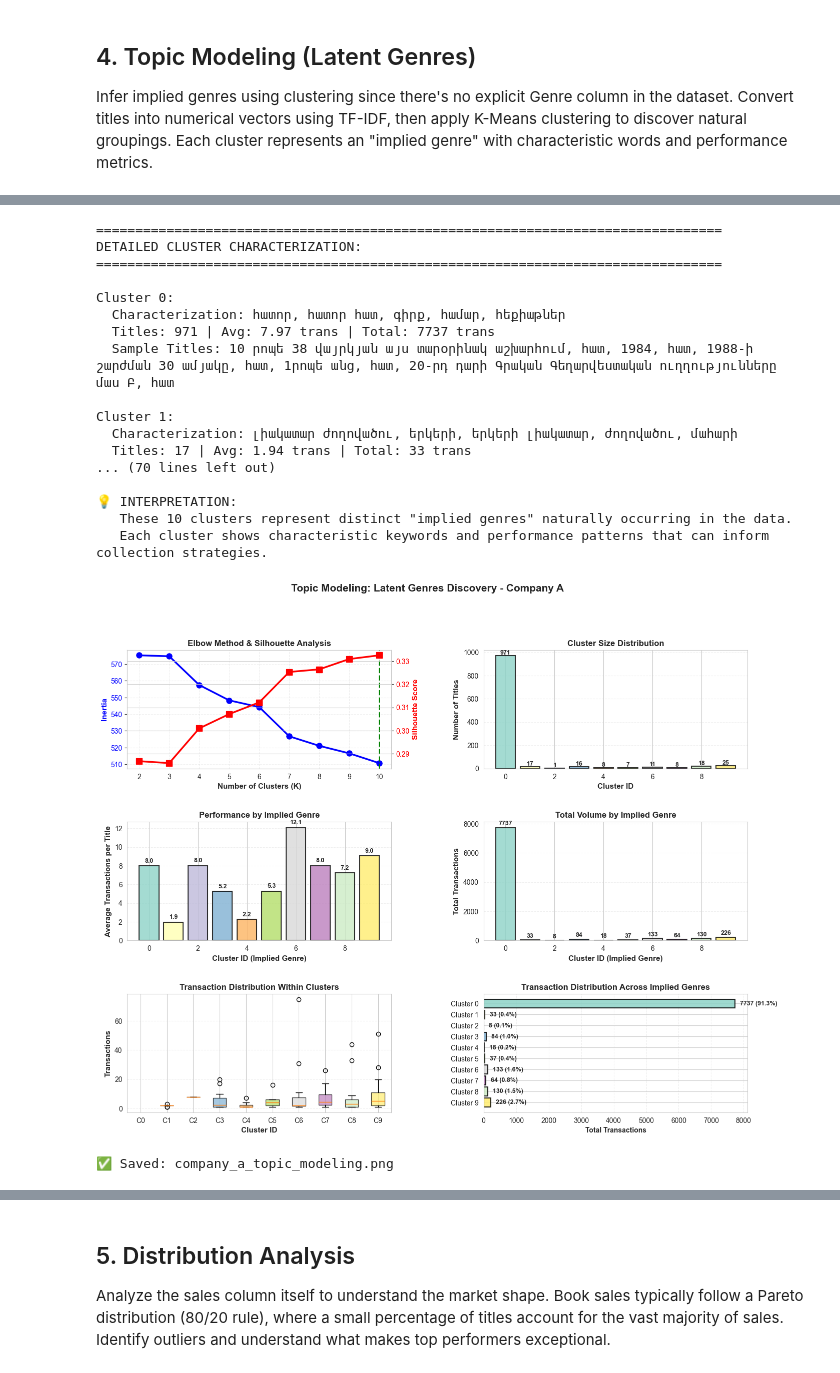
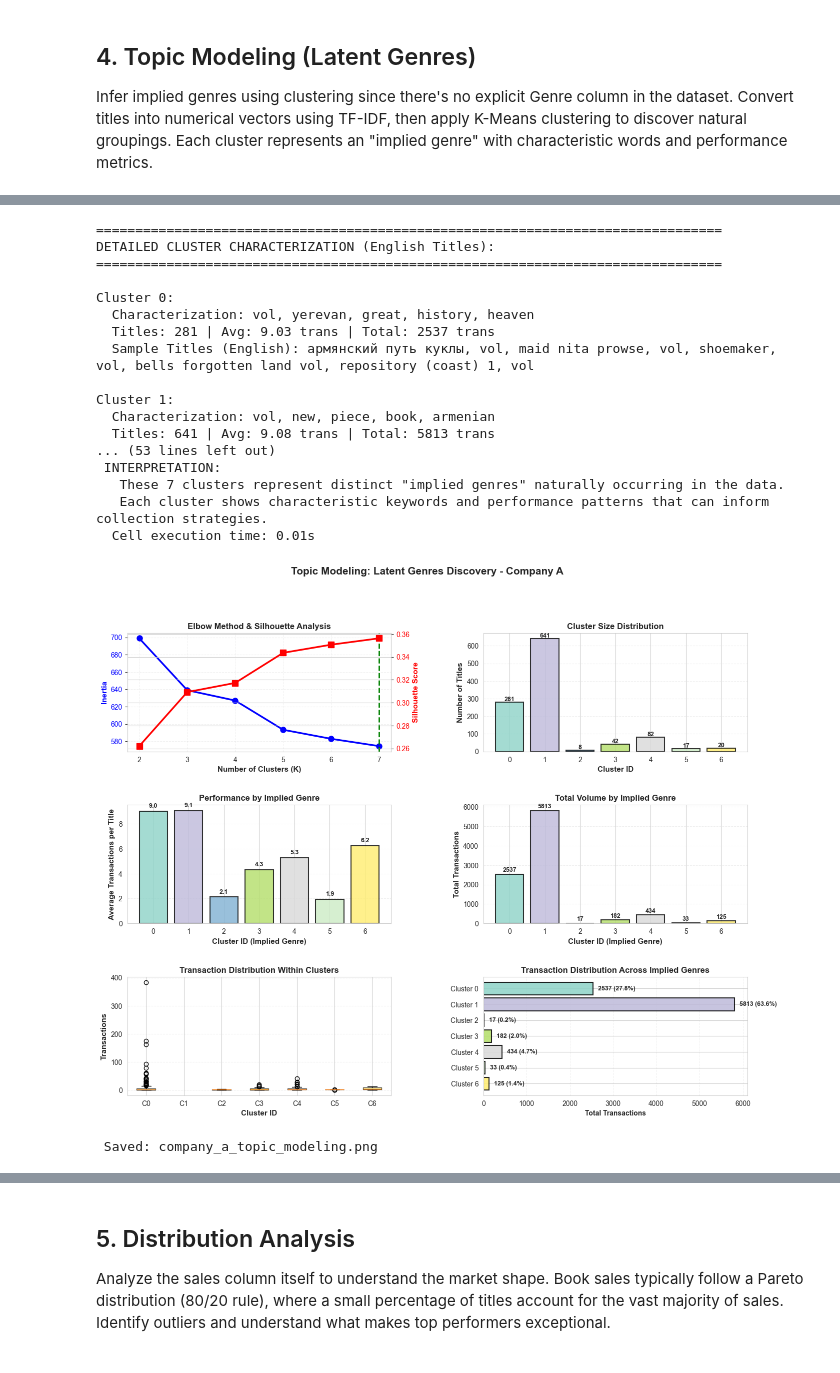
Before and after one commit to manoukyanmari/book-recommendation-system, a Jupyter notebook: book-genre-ai/company_a/company_a_visualization.ipynb, the cells around one changed output, grey strips where cells are left out. Drawn from its saved outputs; the diff is of its cells as text; code cells hidden in the pictures.

```diff
--- a/book-genre-ai/company_a/company_a_visualization.ipynb
+++ b/book-genre-ai/company_a/company_a_visualization.ipynb
@@ -2093,11 +2306,8 @@ TypeError: unsupported operand type(s) for /: 'str' and 'int'
 # %%
-# Ensure cluster column exists
-if 'cluster' not in df.columns:
-    df['cluster'] = -1
-
+start_time = time.time()
 # Detailed cluster analysis and interpretation
 print("=" * 80)
-print("DETAILED CLUSTER CHARACTERIZATION:")
+print("DETAILED CLUSTER CHARACTERIZATION (English Titles):")
 print("=" * 80)
 
 # Create a summary table of top words per cluster
@@ -2120,9 +2330,9 @@ for cluster_id in range(optimal_k):
     print(f"  Characterization: {top_words_str}")
     print(f"  Titles: {count} | Avg: {avg_perf:.2f} trans | Total: {int(total)} trans")
 
-    # Show sample titles from this cluster
-    sample_titles = df[df['cluster'] == cluster_id]['Title'].head(5).tolist()
-    print(f"  Sample Titles: {', '.join(sample_titles)}")
+    # Show sample TRANSLATED titles from this cluster
+    sample_titles = df[df['cluster'] == cluster_id]['title_translated'].head(5).tolist()
+    print(f"  Sample Titles (English): {', '.join(sample_titles)}")
 
 # Create summary DataFrame
 cluster_summary_df = pd.DataFrame(cluster_summary)
@@ -2141,7 +2351,7 @@ best_by_avg = max(cluster_info.items(), key=lambda x: x[1]['avg_trans'])
 best_by_volume = max(cluster_info.items(), key=lambda x: x[1]['total_trans'])
 largest_cluster = max(cluster_info.items(), key=lambda x: x[1]['count'])
 
-print(f"\n🎯 CLUSTER RANKINGS:")
+print(f"\n CLUSTER RANKINGS:")
 print(f"   • Best Performance (Avg): Cluster {best_by_avg[0]} ({best_by_avg[1]['avg_trans']:.2f} trans)")
 print(f"     Keywords: {', '.join(best_by_avg[1]['top_words'])}")
 print(f"\n   • Largest Volume: Cluster {best_by_volume[0]} ({int(best_by_volume[1]['total_trans'])} total trans)")
@@ -2149,33 +2359,32 @@ print(f"     Keywords: {', '.join(best_by_volume[1]['top_words'])}")
 print(f"\n   • Largest Cluster: Cluster {largest_cluster[0]} ({largest_cluster[1]['count']} titles)")
 print(f"     Keywords: {', '.join(largest_cluster[1]['top_words'])}")
 
-print(f"\n💡 INTERPRETATION:")
+print(f"\n INTERPRETATION:")
 print(f"   These {optimal_k} clusters represent distinct \"implied genres\" naturally occurring in the data.")
 print(f"   Each cluster shows characteristic keywords and performance patterns that can inform collection strategies.")
+elapsed = time.time() - start_time
+print(f"️  Cell execution time: {elapsed:.2f}s")
 # %% [output]
 ================================================================================
-DETAILED CLUSTER CHARACTERIZATION:
+DETAILED CLUSTER CHARACTERIZATION (English Titles):
 ================================================================================
 
 Cluster 0:
-  Characterization: հատոր, հատոր հատ, գիրք, համար, հեքիաթներ
-  Titles: 971 | Avg: 7.97 trans | Total: 7737 trans
-  Sample Titles: 10 րոպե 38 վայրկյան այս տարօրինակ աշխարհում, հատ, 1984, հատ, 1988-ի շարժման 30 ամյակը, հատ, 1րոպե անց, հատ, 20-րդ դարի Գրական Գեղարվեստական ուղղությունները մաս Բ, հատ
+  Characterization: vol, yerevan, great, history, heaven
+  Titles: 281 | Avg: 9.03 trans | Total: 2537 trans
+  Sample Titles (English): армянский путь куклы, vol, maid nita prowse, vol, shoemaker, vol, bells forgotten land vol, repository (coast) 1, vol
 
 Cluster 1:
-  Characterization: լիակատար ժողովածու, երկերի, երկերի լիակատար, ժողովածու, մահարի
-  Titles: 17 | Avg: 1.94 trans | Total: 33 trans
-... (70 lines left out)
-
-💡 INTERPRETATION:
-   These 10 clusters represent distinct "implied genres" naturally occurring in the data.
+  Characterization: vol, new, piece, book, armenian
+  Titles: 641 | Avg: 9.08 trans | Total: 5813 trans
+... (53 lines left out)
+ INTERPRETATION:
+   These 7 clusters represent distinct "implied genres" naturally occurring in the data.
    Each cluster shows characteristic keywords and performance patterns that can inform collection strategies.
+️  Cell execution time: 0.01s
 # %%
-# Ensure cluster column exists
-if 'cluster' not in df.columns:
-    df['cluster'] = -1
+# Visualization: Topic Modeling Results
 
-# Visualization: Topic Modeling Results
 import matplotlib.pyplot as plt
 import numpy as np
 
@@ -2183,9 +2392,14 @@ fig = plt.figure(figsize=(16, 12))
 gs = fig.add_gridspec(3, 2, hspace=0.45, wspace=0.35)
 
 # Chart 1: Elbow curve and Silhouette scores
+
 ax1 = fig.add_subplot(gs[0, 0])
 ax1_twin = ax1.twinx()
+
+# Define K_range for the elbow method analysis (must match the range used in clustering setup: 2-7)
+K_range = range(2, 8)
 K_vals = list(K_range)
+
 ax1.plot(K_vals, inertias, 'b-o', linewidth=2.5, markersize=8, label='Inertia')
 ax1_twin.plot(K_vals, silhouette_scores, 'r-s', linewidth=2.5, markersize=8, label='Silhouette')
 ax1.axvline(x=optimal_k, color='green', linestyle='--', linewidth=2, label=f'Optimal K={optimal_k}')
@@ -2206,6 +2420,7 @@ ax2.set_xlabel('Cluster ID', fontsize=11, fontweight='bold')
 ax2.set_ylabel('Number of Titles', fontsize=11, fontweight='bold')
 ax2.set_title('Cluster Size Distribution', fontsize=12, fontweight='bold')
 ax2.grid(axis='y', alpha=0.3, linestyle='--')
+
 for i, v in enumerate(cluster_sizes):
     ax2.text(i, v + max(1, max(cluster_sizes) * 0.01), f'{int(v)}', ha='center', fontweight='bold', fontsize=9)
 
@@ -2217,8 +2432,11 @@ ax3.set_xlabel('Cluster ID (Implied Genre)', fontsize=11, fontweight='bold')
 ax3.set_ylabel('Average Transactions per Title', fontsize=11, fontweight='bold')
 ax3.set_title('Performance by Implied Genre', fontsize=12, fontweight='bold')
 ax3.grid(axis='y', alpha=0.3, linestyle='--')
+
 for i, v in enumerate(cluster_avgs):
     ax3.text(i, v + max(0.05, max(cluster_avgs) * 0.03), f'{v:.1f}', ha='center', fontweight='bold', fontsize=9)
+
+
 
 # Chart 4: Total transactions per cluster
 ax4 = fig.add_subplot(gs[1, 1])
@@ -2228,43 +2446,53 @@ ax4.set_xlabel('Cluster ID (Implied Genre)', fontsize=11, fontweight='bold')
 ax4.set_ylabel('Total Transactions', fontsize=11, fontweight='bold')
 ax4.set_title('Total Volume by Implied Genre', fontsize=12, fontweight='bold')
 ax4.grid(axis='y', alpha=0.3, linestyle='--')
+
 for i, v in enumerate(cluster_totals):
     ax4.text(i, v + max(5, max(cluster_totals) * 0.02), f'{int(v)}', ha='center', fontweight='bold', fontsize=9)
 
-# Chart 5: Box plot - Transaction distribution per cluster
+# Chart 5: Box plot - transaction distribution per cluster
 ax5 = fig.add_subplot(gs[2, 0])
 data_by_cluster = [df[df['cluster'] == c]['Number'].values for c in range(optimal_k)]
 bp = ax5.boxplot(data_by_cluster, labels=[f'C{i}' for i in range(optimal_k)], patch_artist=True)
+
 for patch, color in zip(bp['boxes'], colors_clusters):
     patch.set_facecolor(color)
     patch.set_alpha(0.7)
+
 ax5.set_xlabel('Cluster ID', fontsize=11, fontweight='bold')
 ax5.set_ylabel('Transactions', fontsize=11, fontweight='bold')
 ax5.set_title('Transaction Distribution Within Clusters', fontsize=12, fontweight='bold')
 ax5.grid(axis='y', alpha=0.3, linestyle='--')
 
 # Chart 6: Cluster composition using horizontal bars
 ax6 = fig.add_subplot(gs[2, 1])
 cluster_labels = [f'Cluster {i}' for i in range(optimal_k)]
 bars6 = ax6.barh(cluster_labels, cluster_totals, color=colors_clusters, edgecolor='black', linewidth=1.5, alpha=0.85)
 ax6.set_xlabel('Total Transactions', fontsize=10, fontweight='bold')
 ax6.set_title('Transaction Distribution Across Implied Genres', fontsize=12, fontweight='bold')
 ax6.grid(axis='x', alpha=0.3, linestyle='--')
 ax6.invert_yaxis()
 
 total_cluster_transactions = sum(cluster_totals)
 max_cluster_total = max(cluster_totals) if cluster_totals else 0
+
 for bar, total in zip(bars6, cluster_totals):
     pct = (total / total_cluster_transactions * 100) if total_cluster_transactions else 0
-    ax6.text(total + max(1, max_cluster_total * 0.02),
-             bar.get_y() + bar.get_height() / 2.,
-             f'{int(total)} ({pct:.1f}%)',
-             ha='left', va='center', fontweight='bold', fontsize=9)
+    ax6.text(
+        total + max(1, max_cluster_total * 0.02),
+        bar.get_y() + bar.get_height() / 2.,
+        f'{int(total)} ({pct:.1f}%)',
+        ha='left',
+        va='center',
+        fontweight='bold',
+        fontsize=9
+    )
 
 plt.suptitle('Topic Modeling: Latent Genres Discovery - Company A', fontsize=15, fontweight='bold', y=0.99)
 plt.savefig('graphs/company_a_topic_modeling.png', dpi=300)
 plt.show()
-print("✅ Saved: company_a_topic_modeling.png\n")
+
+print(" Saved: company_a_topic_modeling.png\n")
 # %% [output]
-[figure, old version]
+[figure, new version]
-✅ Saved: company_a_topic_modeling.png
+ Saved: company_a_topic_modeling.png
```
Also changed, not shown: parts of 76 cells of this notebook, 37 other files.
